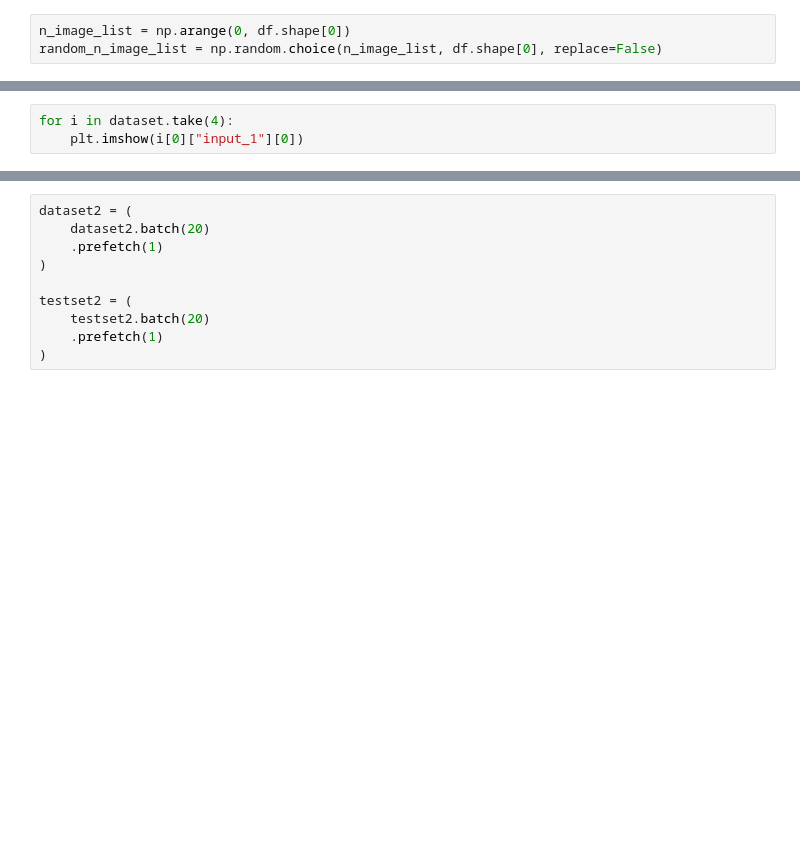
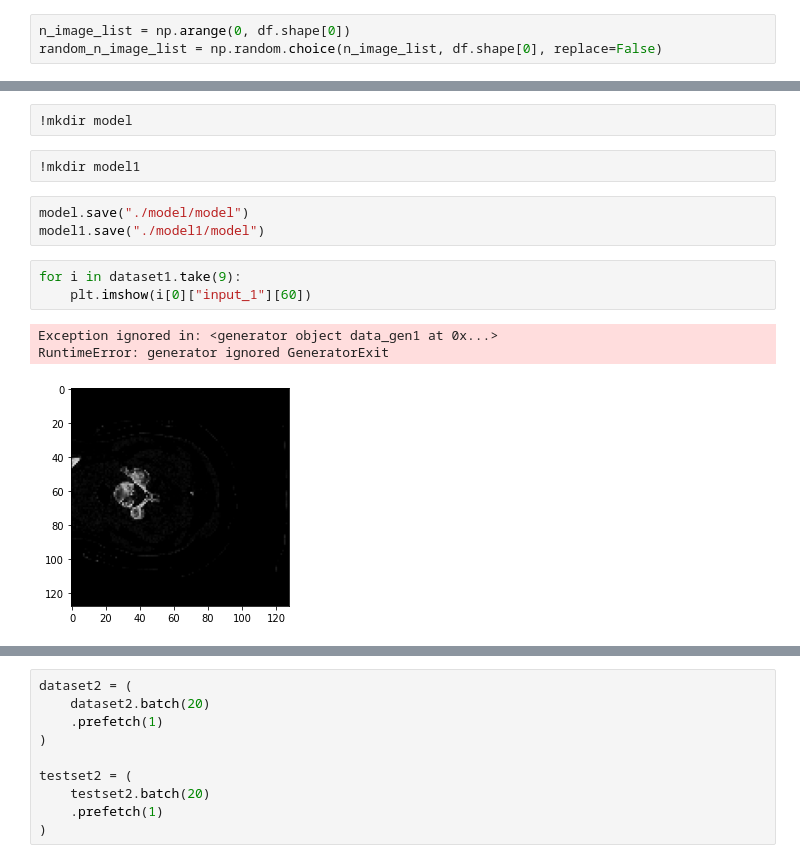
Before and after one commit to SiavashShirzad/RSNA-2022-Cervical-Spine-Fracture-Detection, a Jupyter notebook: rsna-cervical-fracture-training.ipynb, the cells around one changed output, grey strips where cells are left out. Drawn from its saved outputs; the diff is of its cells as text; blank space fills up the shorter version.

```diff
--- a/rsna-cervical-fracture-training.ipynb
+++ b/rsna-cervical-fracture-training.ipynb
@@ -146,3 +176,0 @@ testset = (
-# %%
-for i in dataset.take(4):
-    plt.imshow(i[0]["input_1"][0])
@@ -241,0 +461,14 @@ history = model.fit(dataset, validation_data = testset, epochs=2)
+# %%
+!mkdir model
+# %%
+!mkdir model1
+# %%
+model.save("./model/model")
+model1.save("./model1/model")
+# %%
+for i in dataset1.take(9):
+    plt.imshow(i[0]["input_1"][60])
+# %% [output]
+Exception ignored in: <generator object data_gen1 at 0x...>
+RuntimeError: generator ignored GeneratorExit
+[figure, added]
```
Also changed, not shown: parts of 30 cells of this notebook.
